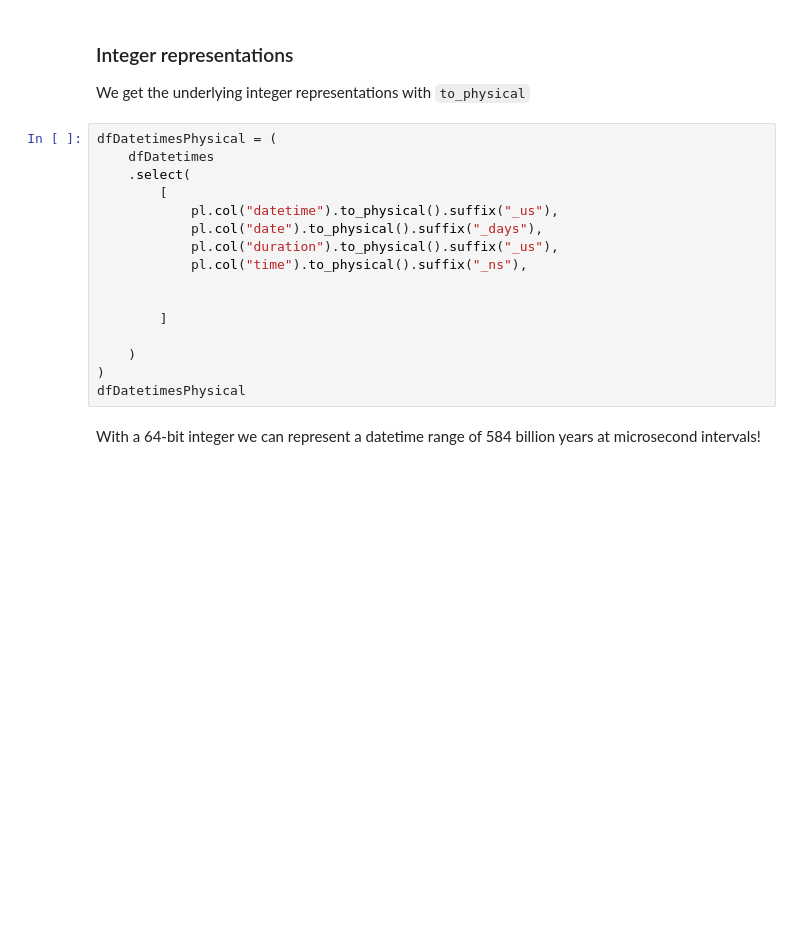
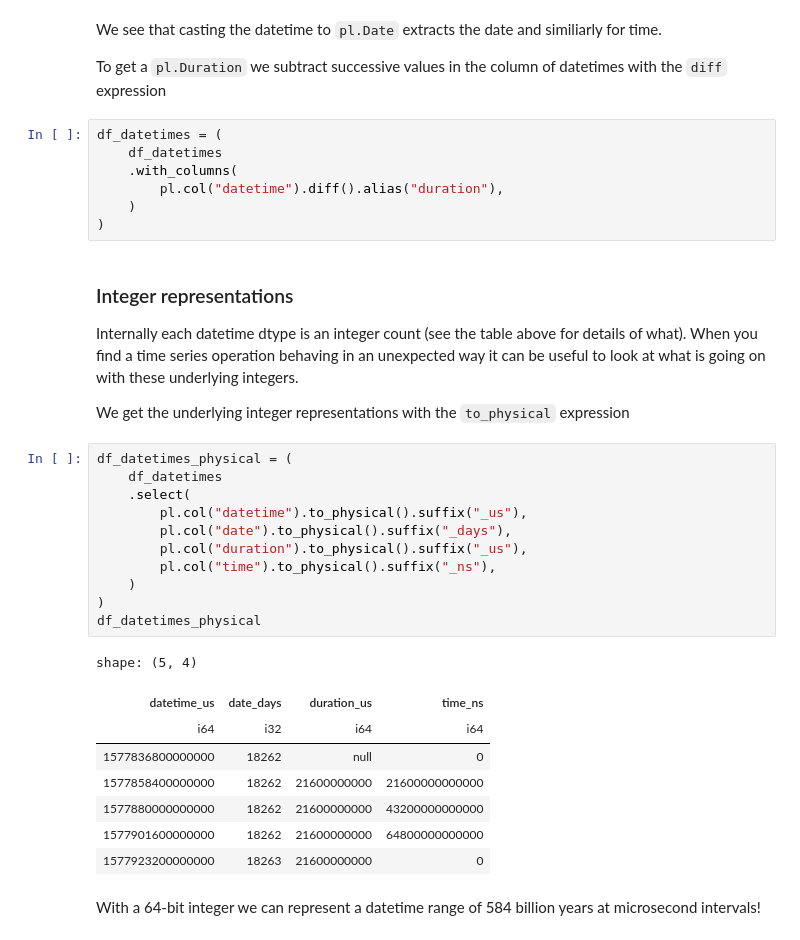
Before and after one commit to mattdube/polars-practice, a Jupyter notebook: notebooks/08_time_series/01-IntroTimeSeries.ipynb, the cells around one changed output. Cells and saved outputs as stored; diff of their text form; blank space fills up the shorter version.

```diff
--- a/notebooks/08_time_series/01-IntroTimeSeries.ipynb
+++ b/notebooks/08_time_series/01-IntroTimeSeries.ipynb
@@ -135,21 +88,38 @@ dfDatetimes
+# %% [markdown]
+We see that casting the datetime to `pl.Date` extracts the date and similiarly for time.
+
+To get a `pl.Duration` we subtract successive values in the column of datetimes with the `diff` expression
+# %%
+df_datetimes = (
+    df_datetimes
+    .with_columns(
+        pl.col("datetime").diff().alias("duration"),
+    )
+)
 # %% [markdown]
 ### Integer representations
-We get the underlying integer representations with `to_physical`
+Internally each datetime dtype is an integer count (see the table above for details of what). When you find a time series operation behaving in an unexpected way it can be useful to look at what is going on with these underlying integers.
+
+We get the underlying integer representations with the `to_physical` expression
 # %%
-dfDatetimesPhysical = (
-    dfDatetimes
+df_datetimes_physical = (
+    df_datetimes
     .select(
-        [
-            pl.col("datetime").to_physical().suffix("_us"),
-            pl.col("date").to_physical().suffix("_days"),
-            pl.col("duration").to_physical().suffix("_us"),
-            pl.col("time").to_physical().suffix("_ns"),
-
-
-        ]
-
+        pl.col("datetime").to_physical().suffix("_us"),
+        pl.col("date").to_physical().suffix("_days"),
+        pl.col("duration").to_physical().suffix("_us"),
+        pl.col("time").to_physical().suffix("_ns"),
     )
 )
-dfDatetimesPhysical
+df_datetimes_physical
+# %% [output]
+shape: (5, 4)
+| datetime_us | date_days | duration_us | time_ns |
+| i64 | i32 | i64 | i64 |
+| 1577836800000000 | 18262 | null | 0 |
+| 1577858400000000 | 18262 | 21600000000 | 21600000000000 |
+| 1577880000000000 | 18262 | 21600000000 | 43200000000000 |
+| 1577901600000000 | 18262 | 21600000000 | 64800000000000 |
+| 1577923200000000 | 18263 | 21600000000 | 0 |
 # %% [markdown]
 With a 64-bit integer we can represent a datetime range of 584 billion years at microsecond intervals!
```
Also changed, not shown: parts of 31 cells of this notebook, 39 other files.
